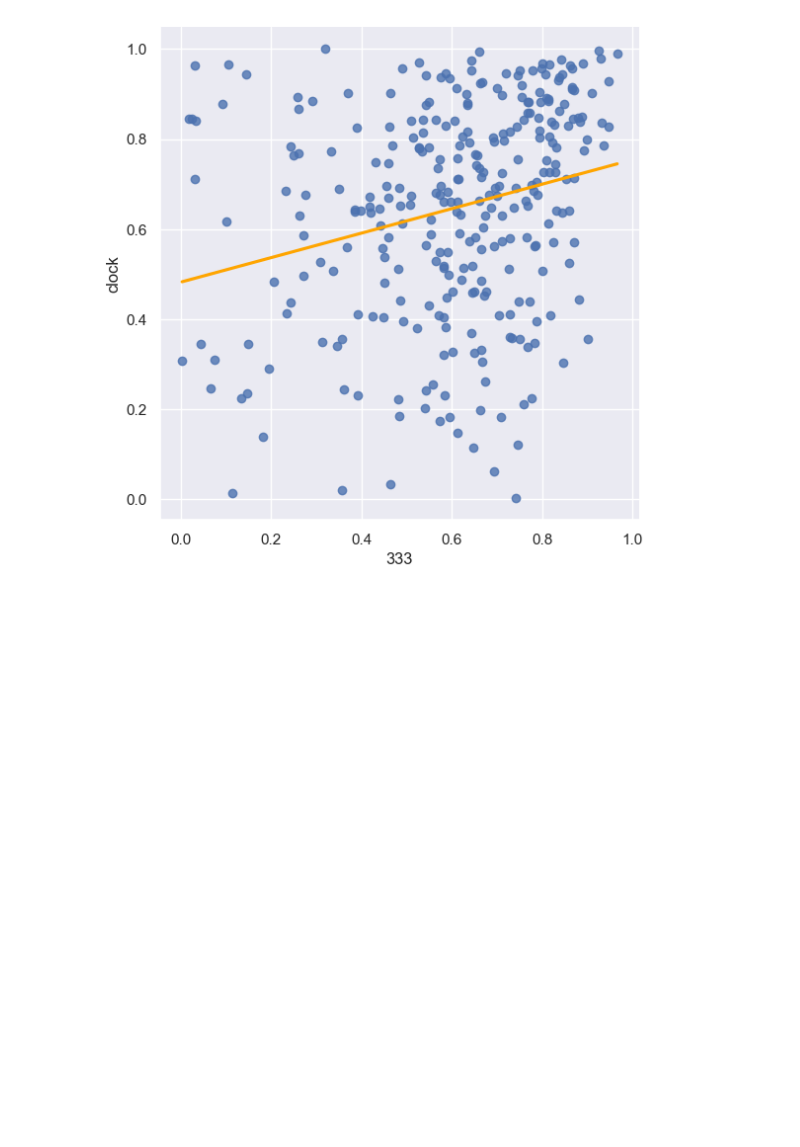
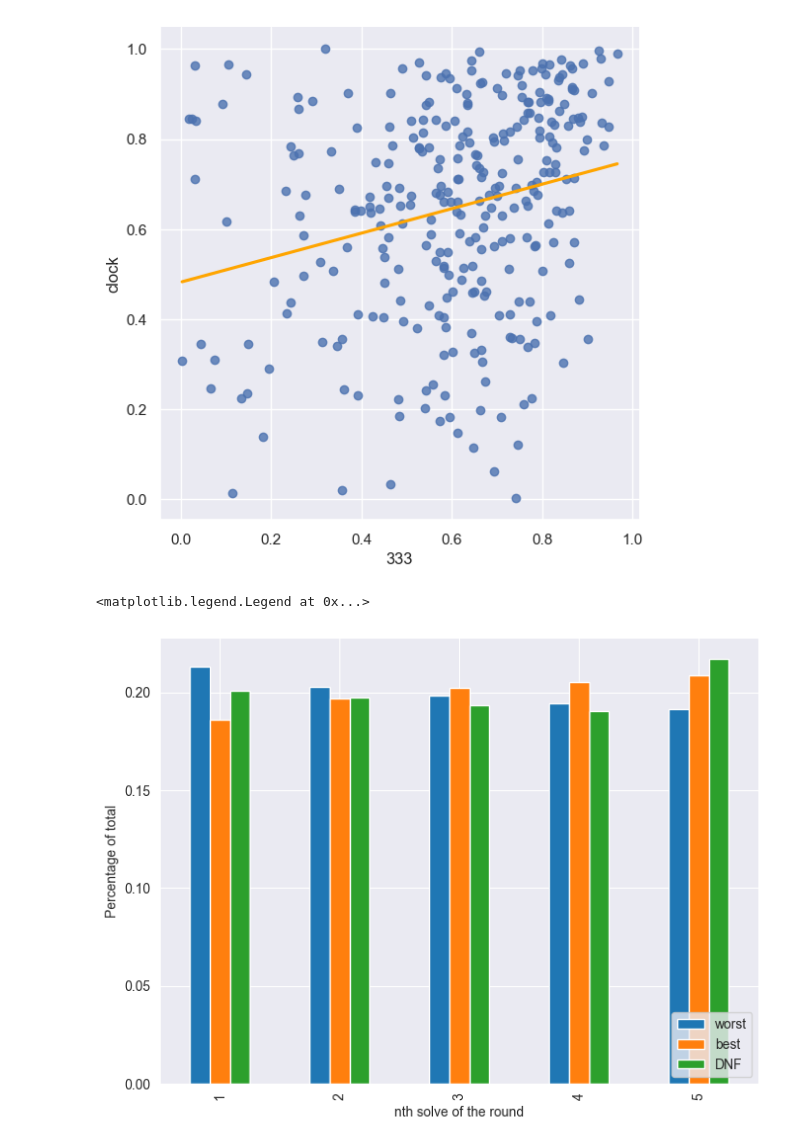
Before and after one commit to oskarkuuse/IDSproject, a Jupyter notebook: notebooks/performance.ipynb, the cells around one changed output. Cells and saved outputs as stored; diff of their text form; code cells hidden in the pictures; blank space fills up the shorter version.

Commit message:
Added 3x3x3 round breakdown analysis

```diff
--- a/notebooks/performance.ipynb
+++ b/notebooks/performance.ipynb
@@ -216,3 +216,40 @@ plot.fig.set_size_inches(6,6)
 # %% [output]
 Correlation coefficient: 0.29234178473051264
 [figure]
+# %%
+# 3x3x3 round breakdown
+
+roundSolves = pd.read_csv('../datasets/333roundSplit.csv')
+roundSolves.replace(-1, np.NaN, inplace=True)
+
+worstTimes = {1: 0, 2: 0, 3: 0, 4: 0, 5: 0}
+bestTimes = {1: 0, 2: 0, 3: 0, 4: 0, 5: 0}
+DNFs = {1: 0, 2: 0, 3: 0, 4: 0, 5: 0}
+
+for i in range(len(roundSolves)):
+    maxTime = roundSolves.iloc[i].argmax()
+    minTime = roundSolves.iloc[i].argmin()
+    row = roundSolves.iloc[i]
+
+    if maxTime != -1:
+        worstTimes[maxTime + 1] += 1
+    if minTime != -1:
+        bestTimes[minTime + 1] += 1
+
+    for j in range(5):
+        if np.isnan(row[j]):
+            DNFs[j + 1] += 1
+# %%
+roundStatistics = pd.DataFrame({"worst": list(worstTimes.values()), "best": list(bestTimes.values()), "DNF": list(DNFs.values())})
+
+roundStatistics['worst'] = roundStatistics['worst'] / sum(roundStatistics['worst'])
+roundStatistics['best'] = roundStatistics['best'] / sum(roundStatistics['best'])
+roundStatistics['DNF'] = roundStatistics['DNF'] / sum(roundStatistics['DNF'])
+
+roundStatistics.index = list(x for x in range(1, 6))
+
+plt.rcParams['figure.figsize'] = (8, 6)
+roundStatistics.plot(kind='bar', xlabel='nth solve of the round', ylabel='Percentage of total').legend(loc='lower right')
+# %% [output]
+<matplotlib.legend.Legend at 0x...>
+[figure, added]
```
Also changed, not shown: 2 other files.
